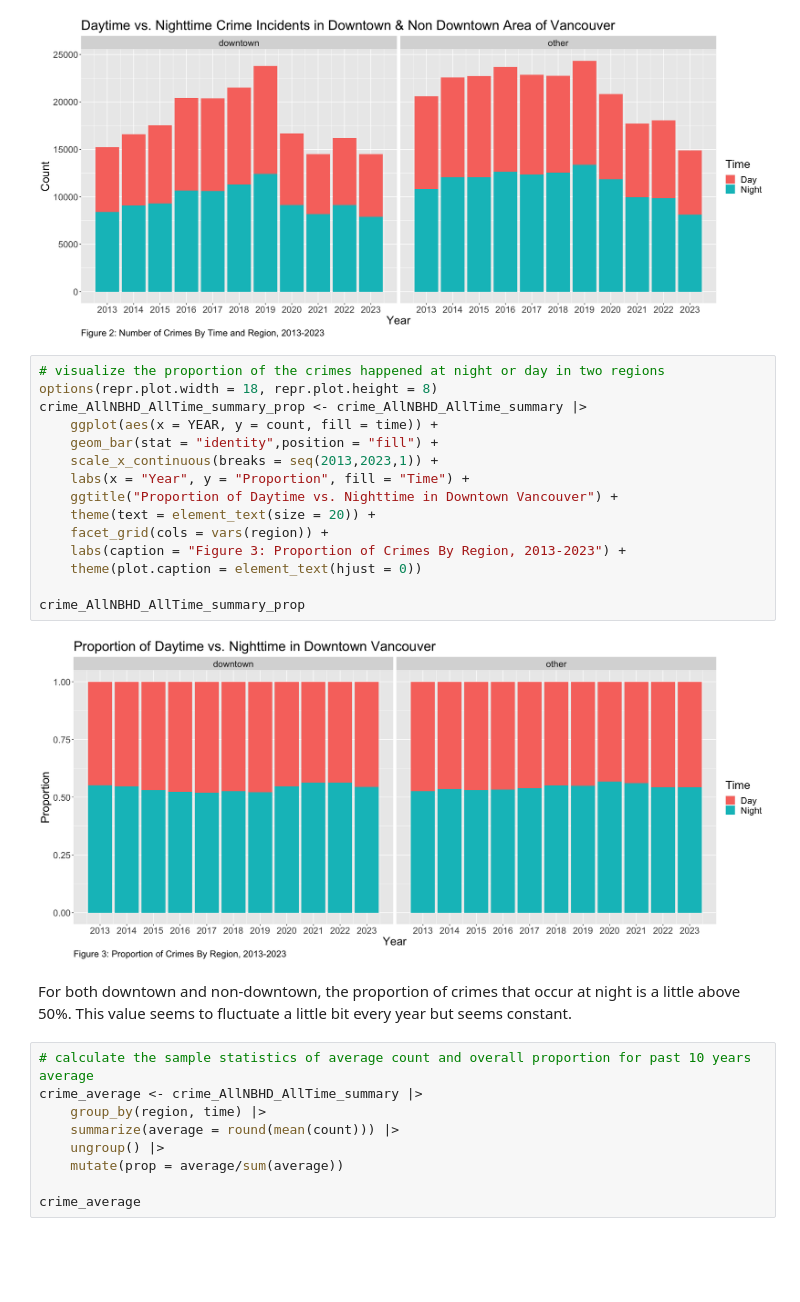
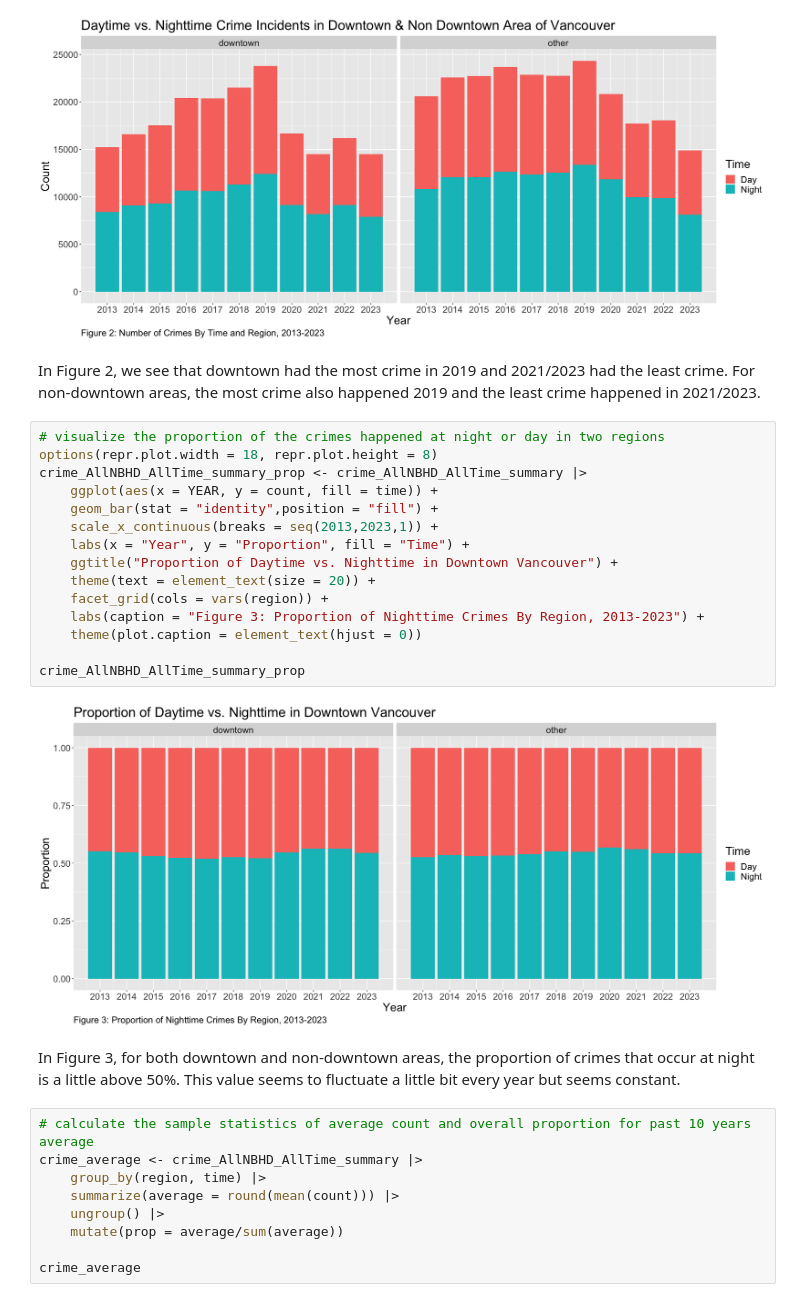
Before and after one commit to AllenCheng5186/STAT201-Group16-Group-Project, a Jupyter notebook: ProjectWriteUp.ipynb, the cells around one changed output. Drawn from its saved outputs; the diff is of its cells as text; blank space fills up the shorter version.

```diff
--- a/ProjectWriteUp.ipynb
+++ b/ProjectWriteUp.ipynb
@@ -194,25 +195,27 @@ crime_AllNBHD_AllTime_summary_bar <- crime_AllNBHD_AllTime_summary |>
 crime_AllNBHD_AllTime_summary_bar
 # %% [output]
 [figure]
+# %% [markdown]
+In Figure 2, we see that downtown had the most crime in 2019 and 2021/2023 had the least crime. For non-downtown areas, the most crime also happened 2019 and the least crime happened in 2021/2023.
 # %%
 # visualize the proportion of the crimes happened at night or day in two regions
 options(repr.plot.width = 18, repr.plot.height = 8)
 crime_AllNBHD_AllTime_summary_prop <- crime_AllNBHD_AllTime_summary |>
     ggplot(aes(x = YEAR, y = count, fill = time)) +
     geom_bar(stat = "identity",position = "fill") +
     scale_x_continuous(breaks = seq(2013,2023,1)) +
     labs(x = "Year", y = "Proportion", fill = "Time") +
     ggtitle("Proportion of Daytime vs. Nighttime in Downtown Vancouver") +
     theme(text = element_text(size = 20)) +
     facet_grid(cols = vars(region)) +
-    labs(caption = "Figure 3: Proportion of Crimes By Region, 2013-2023") +
+    labs(caption = "Figure 3: Proportion of Nighttime Crimes By Region, 2013-2023") +
     theme(plot.caption = element_text(hjust = 0))
 
 crime_AllNBHD_AllTime_summary_prop
 # %% [output]
-[figure, old version]
+[figure, new version]
 # %% [markdown]
-For both downtown and non-downtown, the proportion of crimes that occur at night is a little above 50%. This value seems to fluctuate a little bit every year but seems constant.
+In Figure 3, for both downtown and non-downtown areas, the proportion of crimes that occur at night is a little above 50%. This value seems to fluctuate a little bit every year but seems constant.
 # %%
 # calculate the sample statistics of average count and overall proportion for past 10 years average
 crime_average <- crime_AllNBHD_AllTime_summary |>
```
Also changed, not shown: parts of 22 cells of this notebook.
